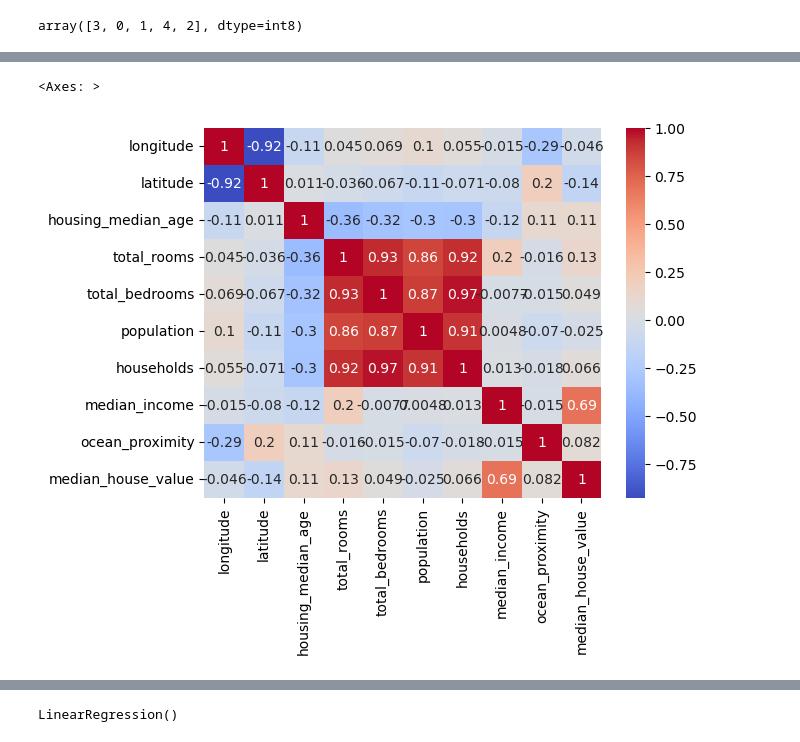
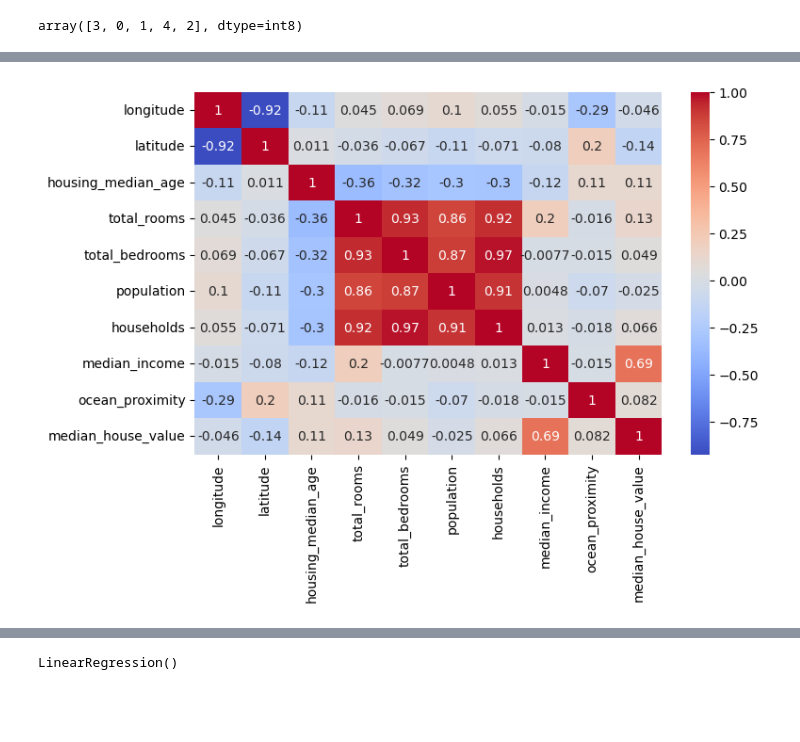
Before and after one commit to djalmarodriguess/Machine_Learning_Curse_SimpliLearn, a Jupyter notebook: Practice Project l.ipynb, the cells around one changed output, grey strips where cells are left out. Saved outputs shown, nothing was run; the diff lists cells and outputs as text; code cells hidden in the pictures; blank space fills up the shorter version.

```diff
--- a/Practice Project l.ipynb
+++ b/Practice Project l.ipynb
@@ -151,7 +149,7 @@ plt.show()
 # %%
 import seaborn as sns
 
-sns.heatmap(df.corr(), annot=True, cmap='coolwarm')
+plt.figure(figsize = (8,5))
+sns.heatmap(df.corr(), annot=True, cmap='coolwarm');
 # %% [output]
-<Axes: >
-[figure, old version]
+[figure, new version]
```
Also changed, not shown: parts of 36 cells of this notebook.
